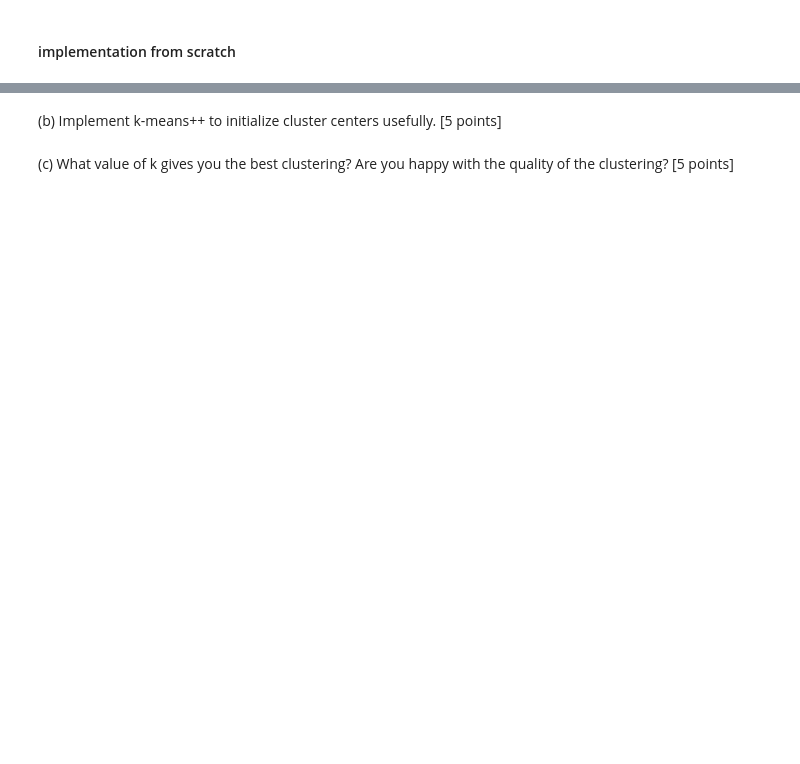
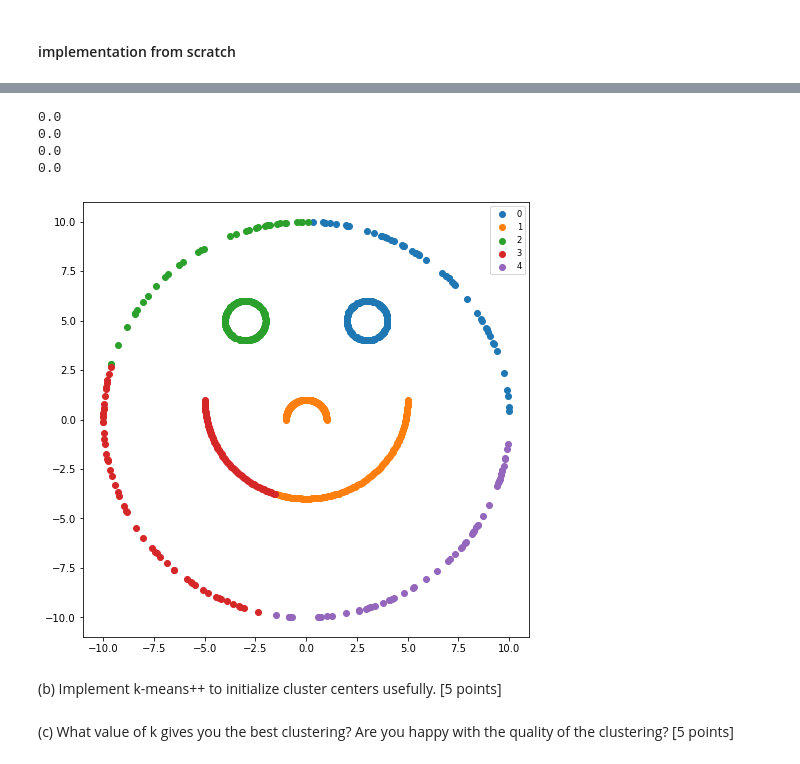
Before and after one commit to sunil-dhaka/ml-course-work, a Jupyter notebook: assign4.ipynb, the cells around one changed output, grey strips where cells are left out. Cells and saved outputs as stored; diff of their text form; code cells hidden in the pictures; blank space fills up the shorter version.

```diff
--- a/assign4.ipynb
+++ b/assign4.ipynb
@@ -161,3 +254,13 @@ def get_KMeans_clusters(X,n_cluster=4,init_style='k-means'):
+# %%
+model=get_KMeans_clusters(X,n_cluster=no_of_clusters,init_style='k-means++')
+
+plot_clusters(X,model['final'],n_cluster=no_of_clusters)
+# %% [output]
+0.0
+0.0
+0.0
+0.0
+[figure, added]
 # %% [markdown]
 (b) Implement k-means++ to initialize cluster centers usefully. [5 points]
 # %% [markdown]
```
Also changed, not shown: parts of 20 cells of this notebook.
